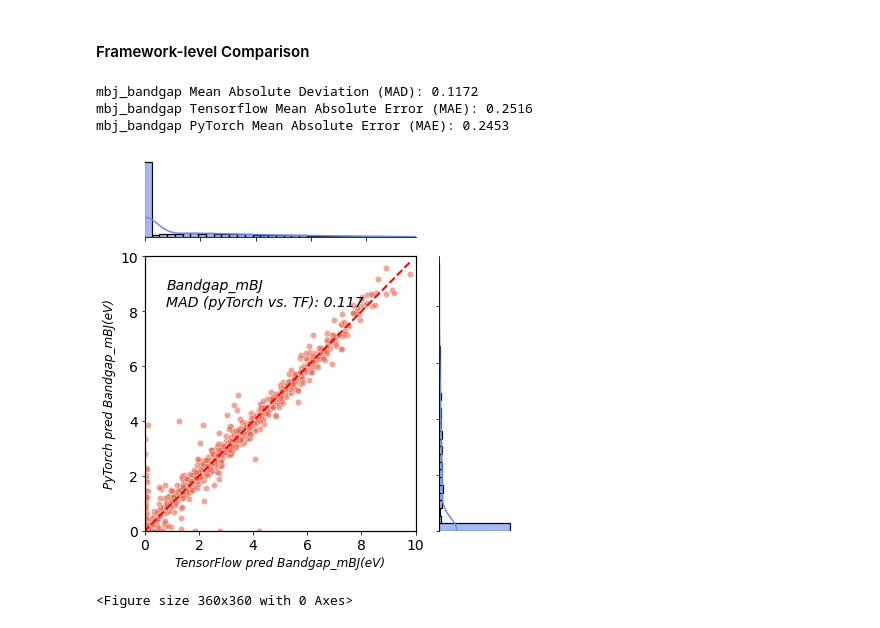
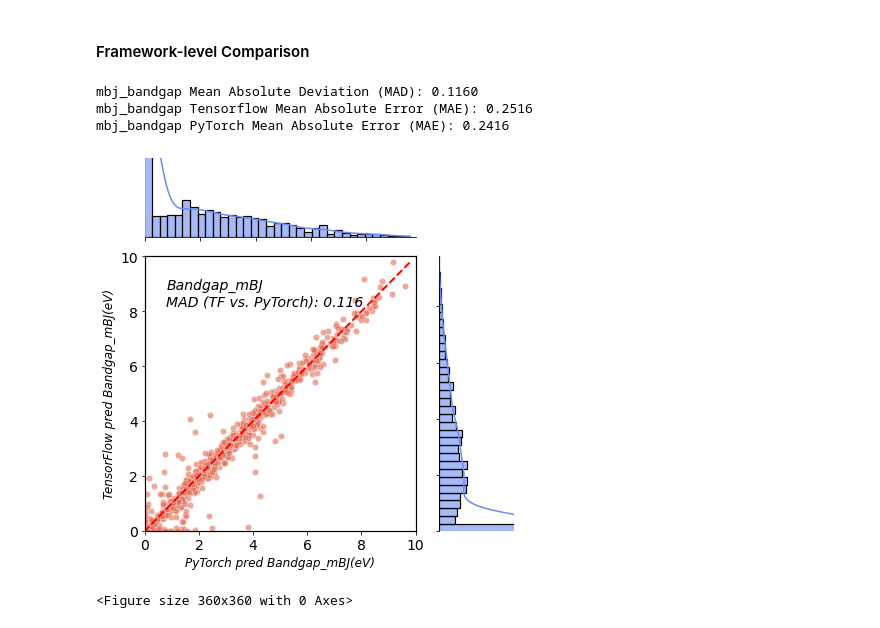
Before and after one commit to Jonathanlyj/CrossPropertyTL, a Jupyter notebook: determinstics_analysis.ipynb, the cells around one changed output. Saved outputs shown, nothing was run; the diff lists cells and outputs as text; code cells hidden in the pictures.

Commit message:
added more plots

```diff
--- a/determinstics_analysis.ipynb
+++ b/determinstics_analysis.ipynb
@@ -167,7 +167,7 @@ units = ['eV']
 for i, p in enumerate(properties):
     # Load predictions
     df_tf = pd.read_csv(f"deterministics/tensorflow/alignn_matbert-base-cased_robo_prop_{p}_pred_otf.csv", index_col=0)
-    df_pt = pd.read_csv(f"deterministics/prediction_torch/alignn_matbert-base-cased_robo_prop_{p}_pred_otf.csv")
+    df_pt = pd.read_csv(f"deterministics/prediction_torch/alignn_matbert-base-cased_robo_prop_mbj_bandgap_pred_otf_20250614_184558_gpu.csv")
 
     # Optional filtering
     # if p == "magmom_outcar":
@@ -187,7 +187,7 @@ for i, p in enumerate(properties):
     print(f"{p} Tensorflow Mean Absolute Error (MAE): {tf_mae_value:.4f}")
     print(f"{p} PyTorch Mean Absolute Error (MAE): {pt_mae_value:.4f}")
     # Create JointGrid
-    g = sns.JointGrid(data=df, x="TF", y="PT", height=6, ratio=3)
+    g = sns.JointGrid(data=df, x="PT", y="TF", height=6, ratio=3)
 
     # Central scatter plot
     g.plot_joint(sns.scatterplot, color="#e36c55", alpha=0.6, s=40, marker='o')
@@ -218,41 +218,43 @@ for i, p in enumerate(properties):
     # Marginal histograms
     # After g.plot_marginals(...)
     g.plot_marginals(sns.histplot, color="#6a8bef", alpha=0.6, kde=True, linewidth=1.2, bins=35)
+    g.ax_marg_x.set_ylim(top=150)  # y-axis for top histogram
+    g.ax_marg_y.set_xlim(right=150)  # x-axis for right histogram
 
     # Labels and title
     if p == "spillage":
         g.set_axis_labels(f"TensorFlow pred {names[i]}", f"PyTorch pred {names[i]}", fontsize=12, fontstyle='italic')
     else:
-        g.set_axis_labels(f"TensorFlow pred {names[i]}({units[i]})", f"PyTorch pred {names[i]}({units[i]})", fontsize=12, fontstyle='italic')
+        g.set_axis_labels(f"PyTorch pred {names[i]}({units[i]})", f"TensorFlow pred {names[i]}({units[i]})",  fontsize=12, fontstyle='italic')
     # g.ax_joint.set_title(f"Parity Plot with Histograms - {p}", fontsize=14)
     g.ax_joint.tick_params(labelsize=14)
 
-    g.ax_joint.text(0.08, 0.92, f"{names[i]}\nMAD (pyTorch vs. TF): {mad_value:.3f}",
+    g.ax_joint.text(0.08, 0.92, f"{names[i]}\nMAD (TF vs. PyTorch): {mad_value:.3f}",
                     transform=g.ax_joint.transAxes,
                     ha='left', va='top',
                     fontsize=14, fontstyle='italic')
 
     # Enable borders (spines) for all axes
     for spine in g.ax_joint.spines.values():
         spine.set_visible(True)
         spine.set_linewidth(1.2)
 
     # for spine in g.ax_marg_x.spines.values():
     #     spine.set_visible(True)
     #     spine.set_linewidth(1.2)
 
     # for spine in g.ax_marg_y.spines.values():
     #     spine.set_visible(True)
     #     spine.set_linewidth(1.2)
     plt.tight_layout()
-    plt.savefig(f"deterministics/tf_pytorch_parity_plot_{p}.png", dpi=500, bbox_inches='tight')
+    plt.savefig(f"deterministics/pytorch_tf_parity_plot_{p}.png", dpi=500, bbox_inches='tight')
 
     plt.show()
 # %% [output]
-mbj_bandgap Mean Absolute Deviation (MAD): 0.1172
+mbj_bandgap Mean Absolute Deviation (MAD): 0.1160
 mbj_bandgap Tensorflow Mean Absolute Error (MAE): 0.2516
-mbj_bandgap PyTorch Mean Absolute Error (MAE): 0.2453
+mbj_bandgap PyTorch Mean Absolute Error (MAE): 0.2416
-[figure, old version]
+[figure, new version]
 # %%
 import pandas as pd
 import seaborn as sns
```
Also changed, not shown: parts of 4 cells of this notebook.
